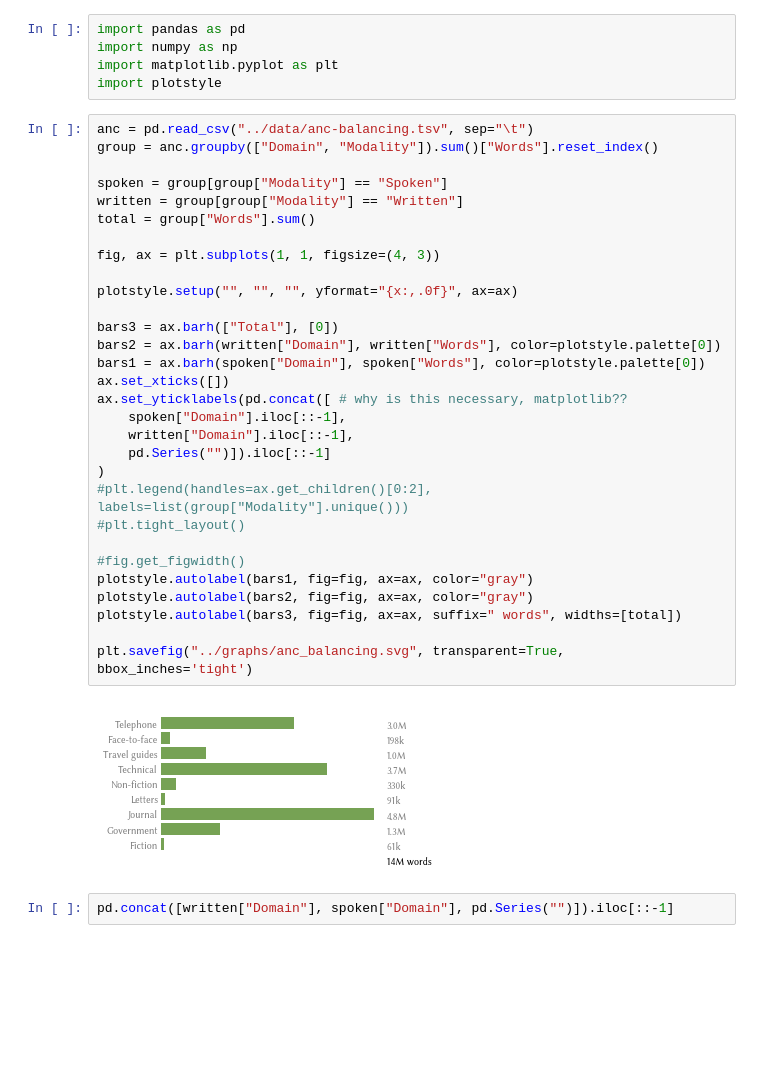
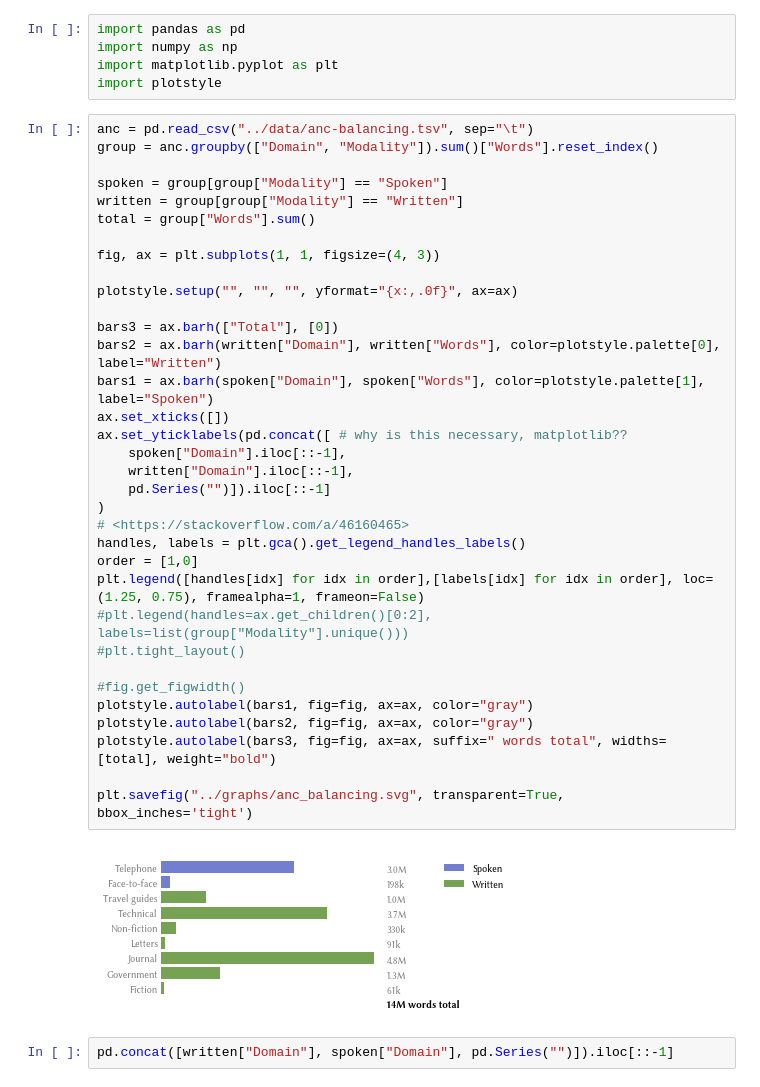
Before and after one commit to alexklapheke/essay, a Jupyter notebook: code/ANC-balancing.ipynb, the cells around one changed output. Cells and saved outputs as stored; diff of their text form; blank space fills up the shorter version.

```diff
--- a/code/ANC-balancing.ipynb
+++ b/code/ANC-balancing.ipynb
@@ -6,35 +6,39 @@ import plotstyle
 # %%
 anc = pd.read_csv("../data/anc-balancing.tsv", sep="\t")
 group = anc.groupby(["Domain", "Modality"]).sum()["Words"].reset_index()
 
 spoken = group[group["Modality"] == "Spoken"]
 written = group[group["Modality"] == "Written"]
 total = group["Words"].sum()
 
 fig, ax = plt.subplots(1, 1, figsize=(4, 3))
 
 plotstyle.setup("", "", "", yformat="{x:,.0f}", ax=ax)
 
 bars3 = ax.barh(["Total"], [0])
-bars2 = ax.barh(written["Domain"], written["Words"], color=plotstyle.palette[0])
-bars1 = ax.barh(spoken["Domain"], spoken["Words"], color=plotstyle.palette[0])
+bars2 = ax.barh(written["Domain"], written["Words"], color=plotstyle.palette[0], label="Written")
+bars1 = ax.barh(spoken["Domain"], spoken["Words"], color=plotstyle.palette[1], label="Spoken")
 ax.set_xticks([])
 ax.set_yticklabels(pd.concat([ # why is this necessary, matplotlib??
     spoken["Domain"].iloc[::-1],
     written["Domain"].iloc[::-1],
     pd.Series("")]).iloc[::-1]
 )
+# <https://stackoverflow.com/a/46160465>
+handles, labels = plt.gca().get_legend_handles_labels()
+order = [1,0]
+plt.legend([handles[idx] for idx in order],[labels[idx] for idx in order], loc=(1.25, 0.75), framealpha=1, frameon=False)
 #plt.legend(handles=ax.get_children()[0:2], labels=list(group["Modality"].unique()))
 #plt.tight_layout()
 
 #fig.get_figwidth()
 plotstyle.autolabel(bars1, fig=fig, ax=ax, color="gray")
 plotstyle.autolabel(bars2, fig=fig, ax=ax, color="gray")
-plotstyle.autolabel(bars3, fig=fig, ax=ax, suffix=" words", widths=[total])
+plotstyle.autolabel(bars3, fig=fig, ax=ax, suffix=" words total", widths=[total], weight="bold")
 
 plt.savefig("../graphs/anc_balancing.svg", transparent=True, bbox_inches='tight')
 # %% [output]
-[figure, old version]
+[figure, new version]
 # %%
 pd.concat([written["Domain"], spoken["Domain"], pd.Series("")]).iloc[::-1]
 # %% [output]
```
Also changed, not shown: 10 other files.
